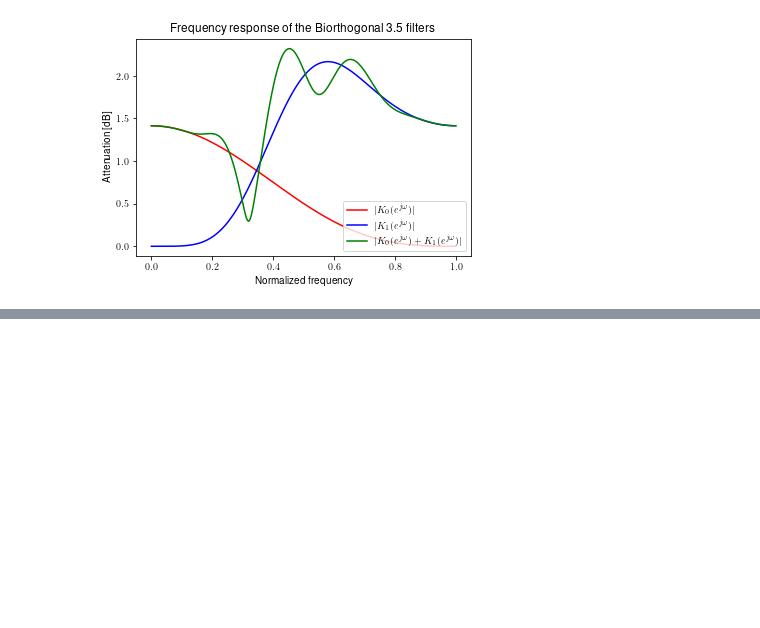
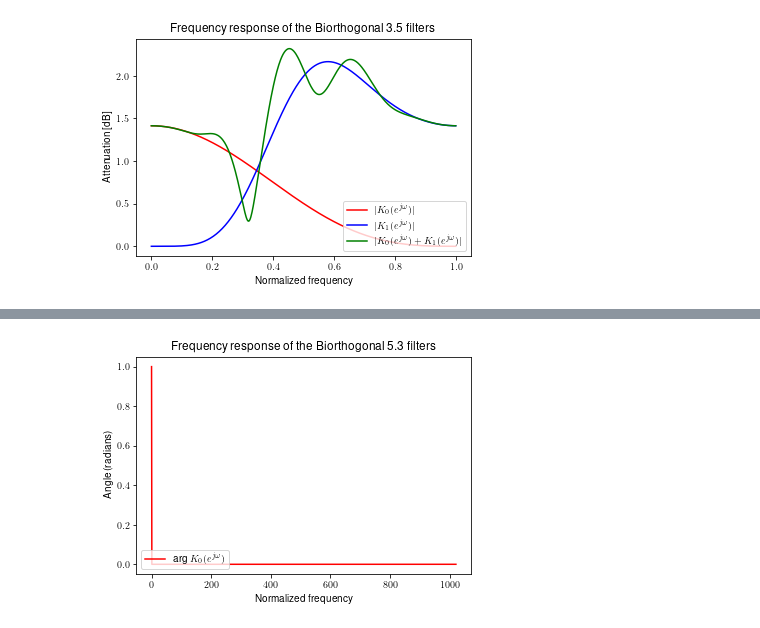
Before and after one commit to Sistemas-Multimedia/Sistemas-Multimedia.github.io, a Jupyter notebook: study_guide/DWT/Haar.ipynb, the cells around one changed output, grey strips where cells are left out. Cells and saved outputs as stored; diff of their text form; code cells hidden in the pictures; blank space fills up the shorter version.

```diff
--- a/study_guide/DWT/Haar.ipynb
+++ b/study_guide/DWT/Haar.ipynb
@@ -128,0 +156,14 @@ pylab.show()
+# %%
+X = np.ones(512)
+x = np.fft.irfft(X)
+# %%
+pylab.plot(np.arange(1022), x, 'r', label="arg $K_0(e^{j\omega})$")
+pylab.legend(loc='lower left')
+pylab.title("Frequency response of the Biorthogonal 5.3 filters")
+pylab.xlabel("Normalized frequency")
+pylab.ylabel("Angle (radians)")
+pylab.savefig("bior5.3_phase.svg")
+pylab.savefig("bior5.3_phase.pdf")
+pylab.show()
+# %% [output]
+[figure, added]
```
Also changed, not shown: parts of 23 cells of this notebook, 1 other file.
